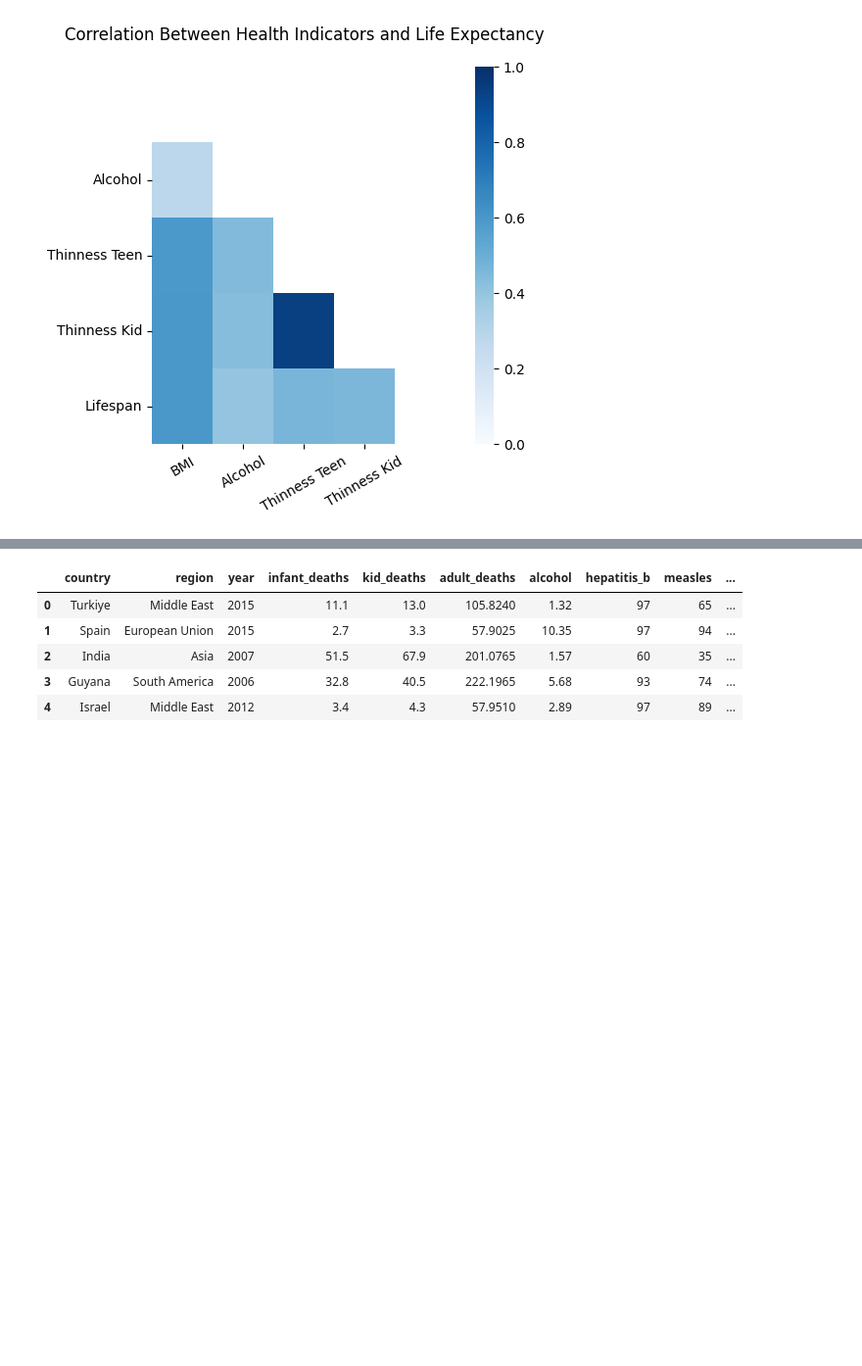
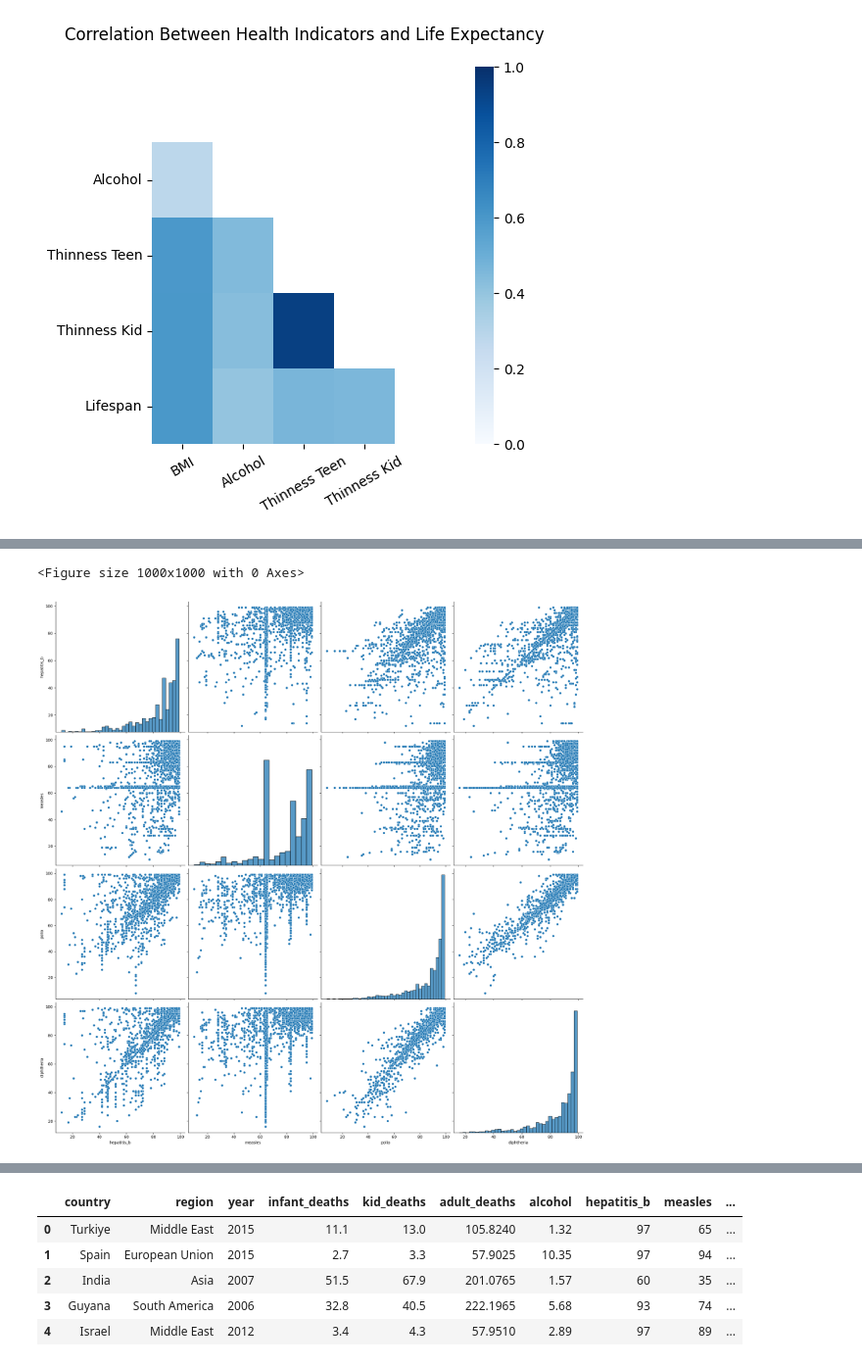
Before and after one commit to gurennnn/life-expectancy-estimation, a Jupyter notebook: notebooks/1_analysis.ipynb, the cells around one changed output, grey strips where cells are left out. Shown at 98% size. Drawn from its saved outputs; the diff is of its cells as text; code cells hidden in the pictures; blank space fills up the shorter version.

Commit message:
Analyze immunization coverage

```diff
--- a/notebooks/1_analysis.ipynb
+++ b/notebooks/1_analysis.ipynb
@@ -344,0 +350,9 @@ Next thing is to analyze the different features related to immunization coverage
+# %%
+immunization = ['hepatitis_b', 'measles', 'polio', 'diphtheria']
+
+plt.figure(figsize=(10, 10))
+sns.pairplot(df[immunization], height=5)
+plt.show()
+# %% [output]
+<Figure size 1000x1000 with 0 Axes>
+[figure, added]
```
Also changed, not shown: parts of 4 cells of this notebook.
